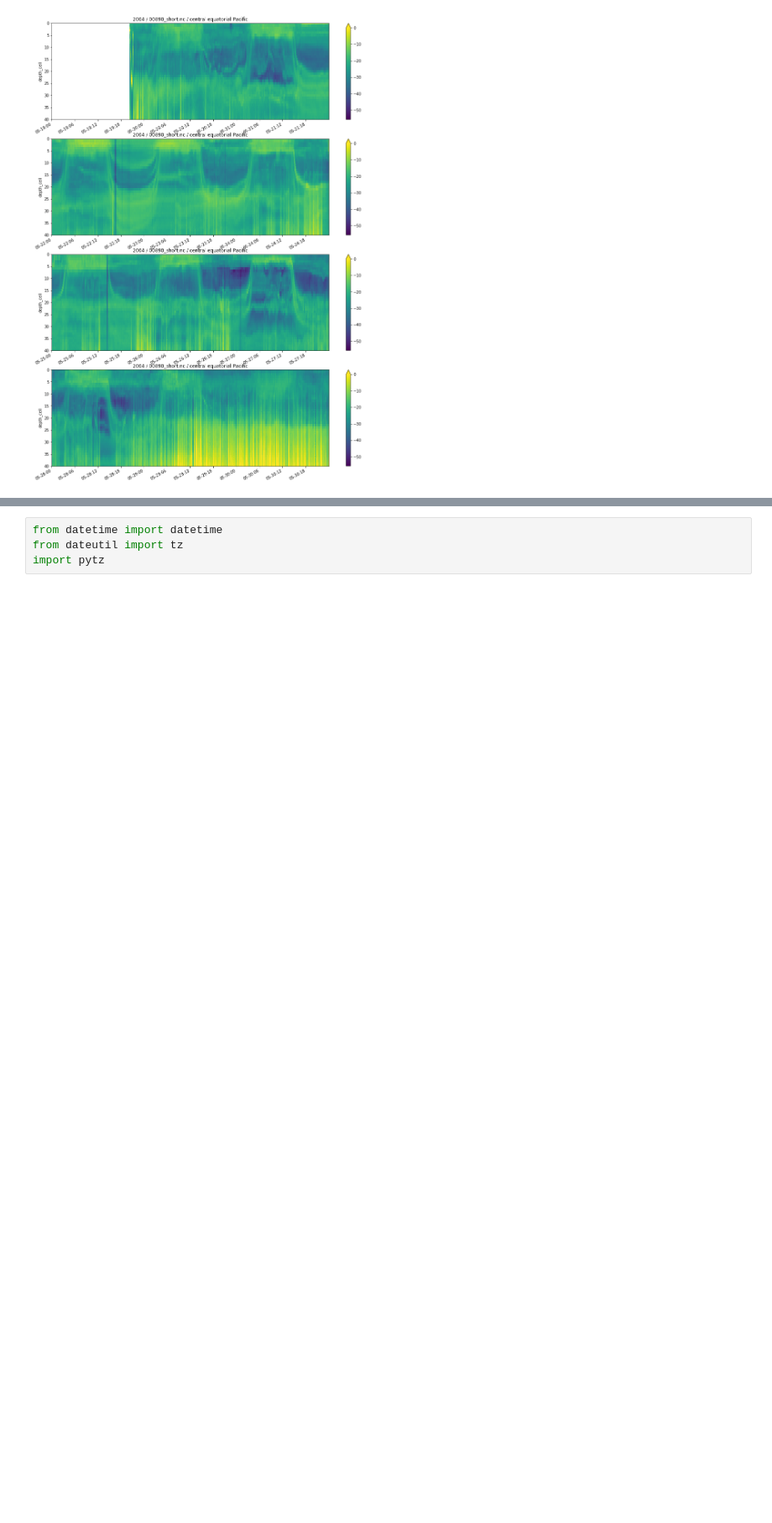
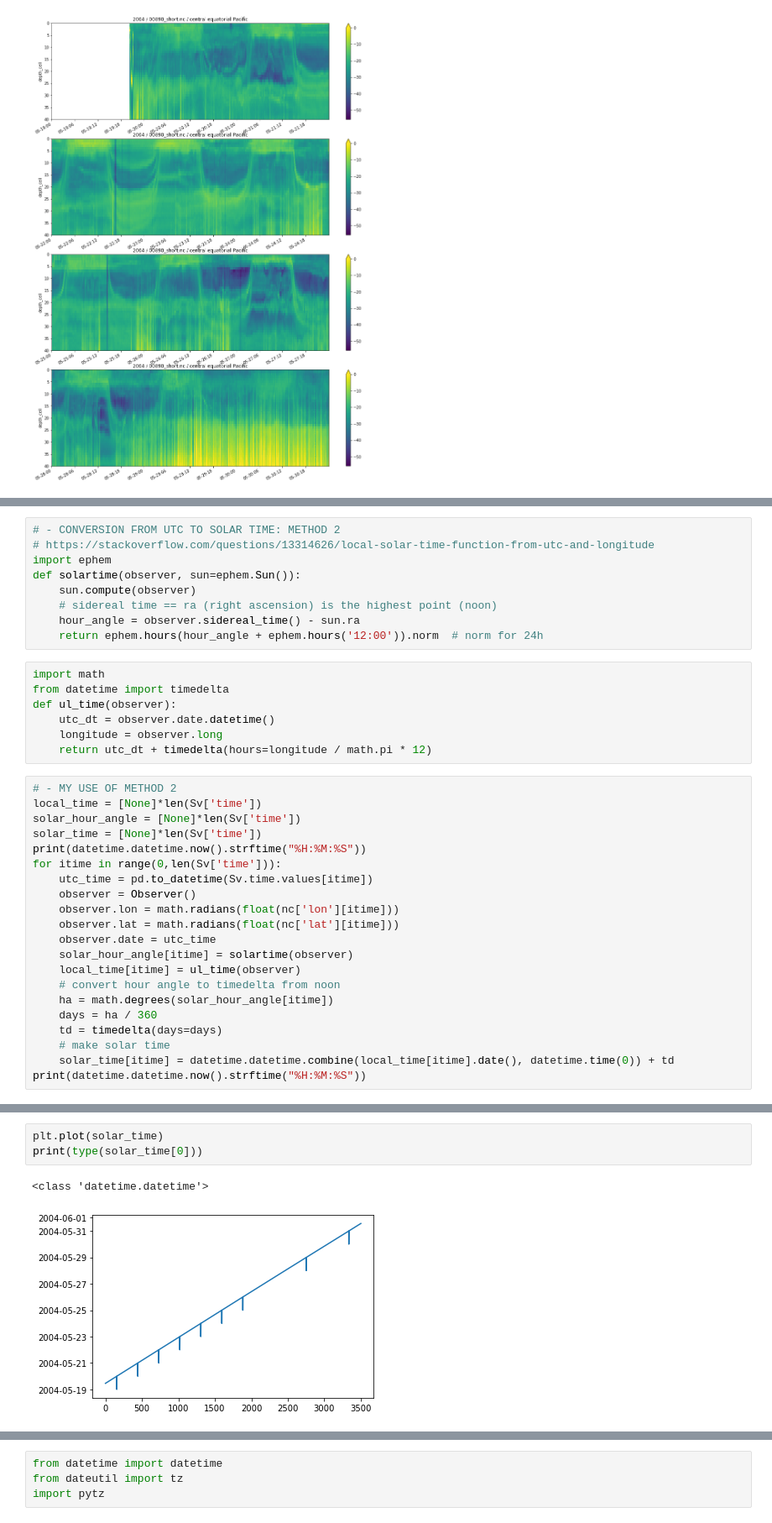
Before and after one commit to shirleyswirley/acoustic-variability, a Jupyter notebook: python/test_DVM_algs_and_UTC_time.ipynb, the cells around one changed output, grey strips where cells are left out. Shown: that part at 84% size. Cells and saved outputs as stored; diff of their text form; blank space fills up the shorter version.

```diff
--- a/python/test_DVM_algs_and_UTC_time.ipynb
+++ b/python/test_DVM_algs_and_UTC_time.ipynb
@@ -117,0 +165,37 @@ for isp in np.arange(0,4):
+# %%
+# - CONVERSION FROM UTC TO SOLAR TIME: METHOD 2
+# https://stackoverflow.com/questions/13314626/local-solar-time-function-from-utc-and-longitude
+import ephem
+def solartime(observer, sun=ephem.Sun()):
+    sun.compute(observer)
+    # sidereal time == ra (right ascension) is the highest point (noon)
+    hour_angle = observer.sidereal_time() - sun.ra
+    return ephem.hours(hour_angle + ephem.hours('12:00')).norm  # norm for 24h
+# %%
+import math
+from datetime import timedelta
+def ul_time(observer):
+    utc_dt = observer.date.datetime()
+    longitude = observer.long
+    return utc_dt + timedelta(hours=longitude / math.pi * 12)
+# %%
+# - MY USE OF METHOD 2
+local_time = [None]*len(Sv['time'])
+solar_hour_angle = [None]*len(Sv['time'])
+solar_time = [None]*len(Sv['time'])
+print(datetime.datetime.now().strftime("%H:%M:%S"))
+for itime in range(0,len(Sv['time'])):
+    utc_time = pd.to_datetime(Sv.time.values[itime])
+    observer = Observer()
+    observer.lon = math.radians(float(nc['lon'][itime]))
+    observer.lat = math.radians(float(nc['lat'][itime]))
+    observer.date = utc_time
+    solar_hour_angle[itime] = solartime(observer)
+    local_time[itime] = ul_time(observer)
+    # convert hour angle to timedelta from noon
+    ha = math.degrees(solar_hour_angle[itime])
+    days = ha / 360
+    td = timedelta(days=days)
+    # make solar time
+    solar_time[itime] = datetime.datetime.combine(local_time[itime].date(), datetime.time(0)) + td
+print(datetime.datetime.now().strftime("%H:%M:%S"))
@@ -117,0 +205,6 @@ for isp in np.arange(0,4):
+# %%
+plt.plot(solar_time)
+print(type(solar_time[0]))
+# %% [output]
+<class 'datetime.datetime'>
+[figure, added]
```
Also changed, not shown: parts of 69 cells of this notebook.
